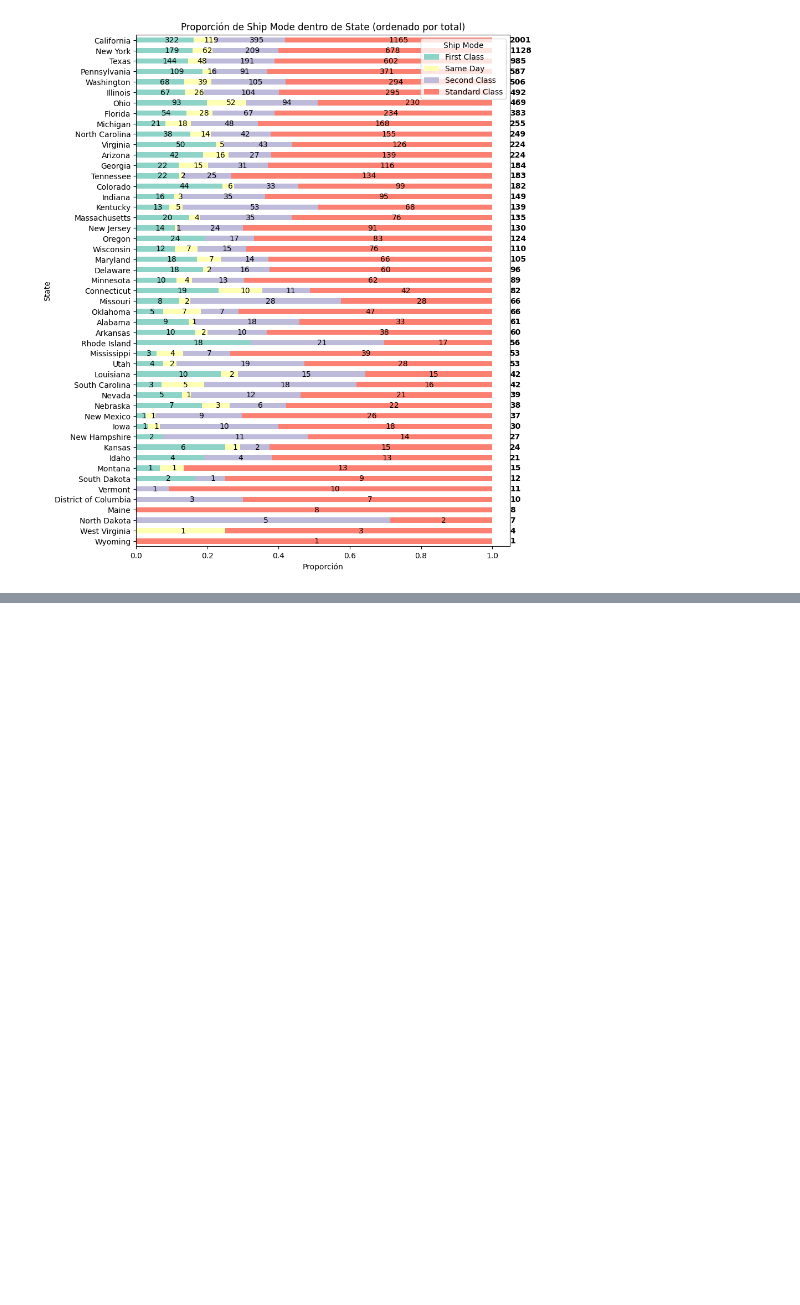
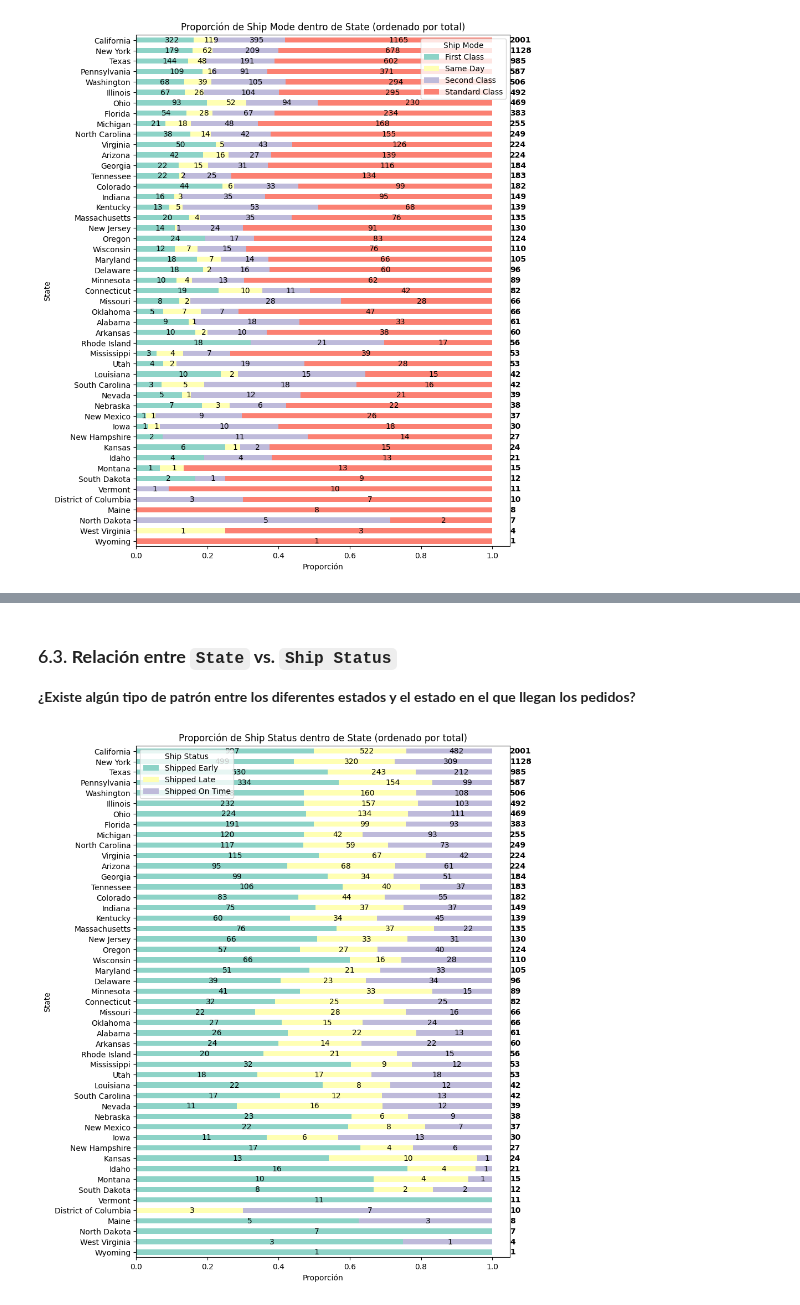
Before and after one commit to JaimeInchaurraga/03_EDA_Superstore_23, a Jupyter notebook: notebooks/02_multivariate_data_analysis.ipynb, the cells around one changed output, grey strips where cells are left out. Cells and saved outputs as stored; diff of their text form; code cells hidden in the pictures; blank space fills up the shorter version.

```diff
--- a/notebooks/02_multivariate_data_analysis.ipynb
+++ b/notebooks/02_multivariate_data_analysis.ipynb
@@ -224,0 +322,8 @@ v.plot_categorical_composition(df, 'State', 'Ship Mode')
+# %% [markdown]
+### 6.3. **Relación entre `State` vs. `Ship Status`**
+
+**¿Existe algún tipo de patrón entre los diferentes estados y el estado en el que llegan los pedidos?**
+# %%
+v.plot_categorical_composition(df, 'State', 'Ship Status')
+# %% [output]
+[figure, added]
```
Also changed, not shown: parts of 32 cells of this notebook, 1 other file.
